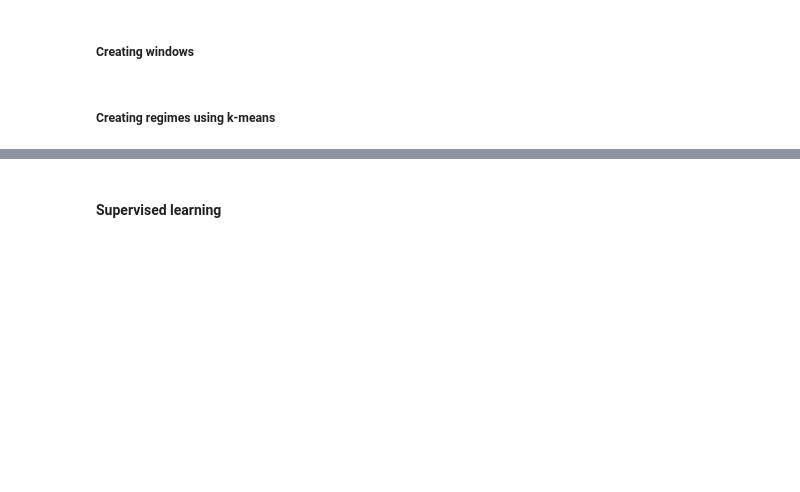
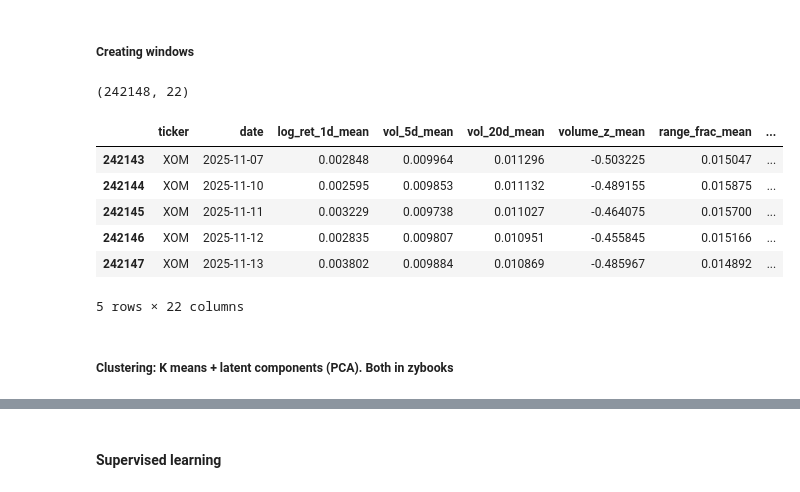
Before and after one commit to gcm107/Team-A, a Jupyter notebook: data-exploration.ipynb, the cells around one changed output, grey strips where cells are left out. Saved outputs shown, nothing was run; the diff lists cells and outputs as text; code cells hidden in the pictures; blank space fills up the shorter version.

```diff
--- a/data-exploration.ipynb
+++ b/data-exploration.ipynb
@@ -239,44 +358,54 @@ fig.show()
 # %% [markdown]
 ##### Creating windows
 # %%
-window_len = 20 # how big (how many days) the window is
+#  window level features
 
+window_len = 20  # how big (how many days) the window is
 
-# function to make le windows of 20 days for each ticker
+# function to make windows of 20 days for each ticker
 def make_window_features(feat_df, feature_cols, window_len=20):
-
-
     frames = []
     # looping through the tickers and creating windows
     for ticker, g in feat_df.groupby('ticker'):
         g = g.sort_values('date').reset_index(drop=True)
 
         roll = g[feature_cols].rolling(window_len, min_periods=window_len)
 
         win_feats = pd.concat(
             [
                 roll.mean().add_suffix('_mean'),
                 roll.std().add_suffix('_std'),
                 roll.min().add_suffix('_min'),
                 roll.max().add_suffix('_max'),
             ],
             axis=1,
         )
 
+        # 'date' here corresponds to the END of each window
         tmp = pd.concat([g[['ticker', 'date']], win_feats], axis=1).dropna()
         frames.append(tmp)
 
     window_df = pd.concat(frames, ignore_index=True)
     return window_df
+
 
 window_df = make_window_features(
     feat_df,
     feature_cols=['log_ret_1d', 'vol_5d', 'vol_20d', 'volume_z', 'range_frac'],
     window_len=window_len
 )
 
 print(window_df.shape)
-window_df.head()
+window_df.tail()
+# %% [output]
+(242148, 22)
+|  | ticker | date | log_ret_1d_mean | vol_5d_mean | vol_20d_mean | volume_z_mean | range_frac_mean | ... |
+| 242143 | XOM | 2025-11-07 | 0.002848 | 0.009964 | 0.011296 | -0.503225 | 0.015047 | ... |
+| 242144 | XOM | 2025-11-10 | 0.002595 | 0.009853 | 0.011132 | -0.489155 | 0.015875 | ... |
+| 242145 | XOM | 2025-11-11 | 0.003229 | 0.009738 | 0.011027 | -0.464075 | 0.015700 | ... |
+| 242146 | XOM | 2025-11-12 | 0.002835 | 0.009807 | 0.010951 | -0.455845 | 0.015166 | ... |
+| 242147 | XOM | 2025-11-13 | 0.003802 | 0.009884 | 0.010869 | -0.485967 | 0.014892 | ... |
+5 rows × 22 columns
 # %% [markdown]
-##### Creating regimes using k-means
+##### Clustering: K means + latent components (PCA). Both in zybooks
 # %%
```
Also changed, not shown: parts of 13 cells of this notebook, 1 other file.
